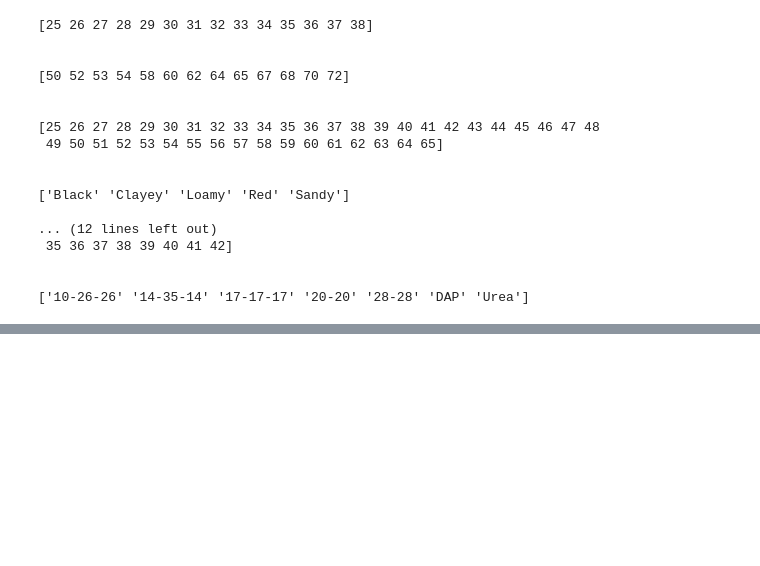
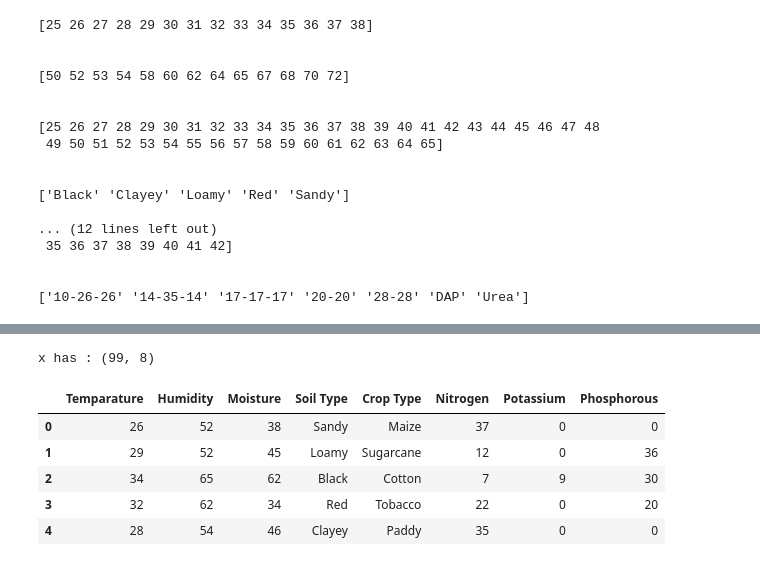
Before and after one commit to pinilDissanayaka/Fertilizer-Type-Prediction, a Jupyter notebook: Notebook/Fertilizer Type Prediction.ipynb, the cells around one changed output, grey strips where cells are left out. Drawn from its saved outputs; the diff is of its cells as text; code cells hidden in the pictures; blank space fills up the shorter version.

```diff
--- a/Notebook/Fertilizer Type Prediction.ipynb
+++ b/Notebook/Fertilizer Type Prediction.ipynb
@@ -175,0 +195,14 @@ Name: Fertilizer Name, dtype: int64
+# %%
+x = df.drop(columns = ['Fertilizer Name'], axis = 1)
+y = df[['Fertilizer Name']]
+# %%
+print(f"x has : {x.shape}")
+x.head()
+# %% [output]
+x has : (99, 8)
+|  | Temparature | Humidity | Moisture | Soil Type | Crop Type | Nitrogen | Potassium | Phosphorous |
+| 0 | 26 | 52 | 38 | Sandy | Maize | 37 | 0 | 0 |
+| 1 | 29 | 52 | 45 | Loamy | Sugarcane | 12 | 0 | 36 |
+| 2 | 34 | 65 | 62 | Black | Cotton | 7 | 9 | 30 |
+| 3 | 32 | 62 | 34 | Red | Tobacco | 22 | 0 | 20 |
+| 4 | 28 | 54 | 46 | Clayey | Paddy | 35 | 0 | 0 |
```
Also changed, not shown: parts of 10 cells of this notebook.
